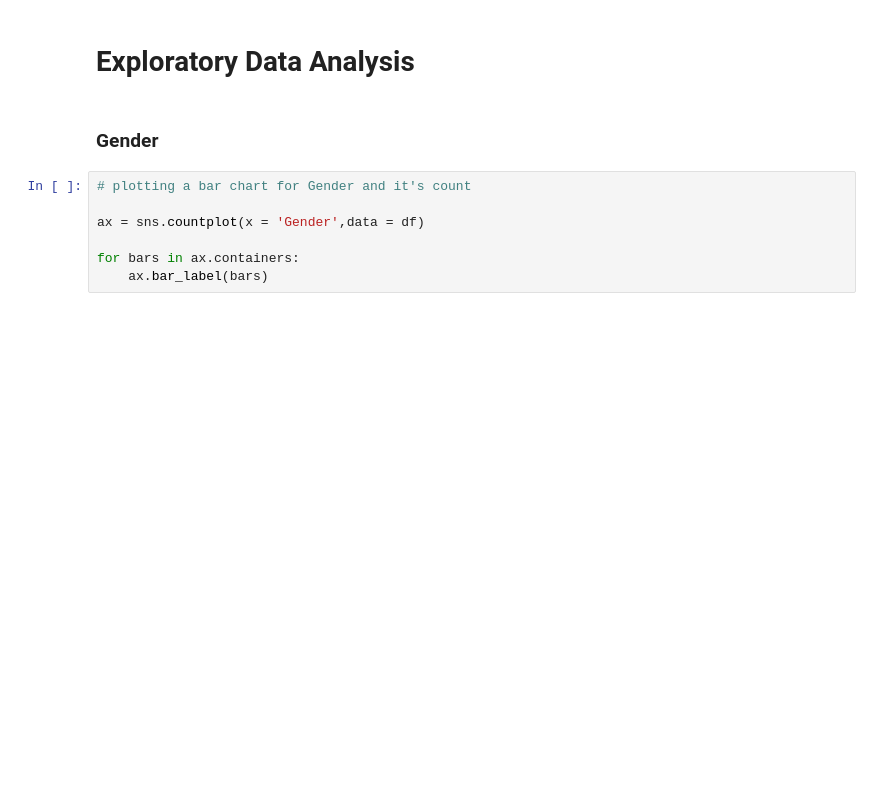
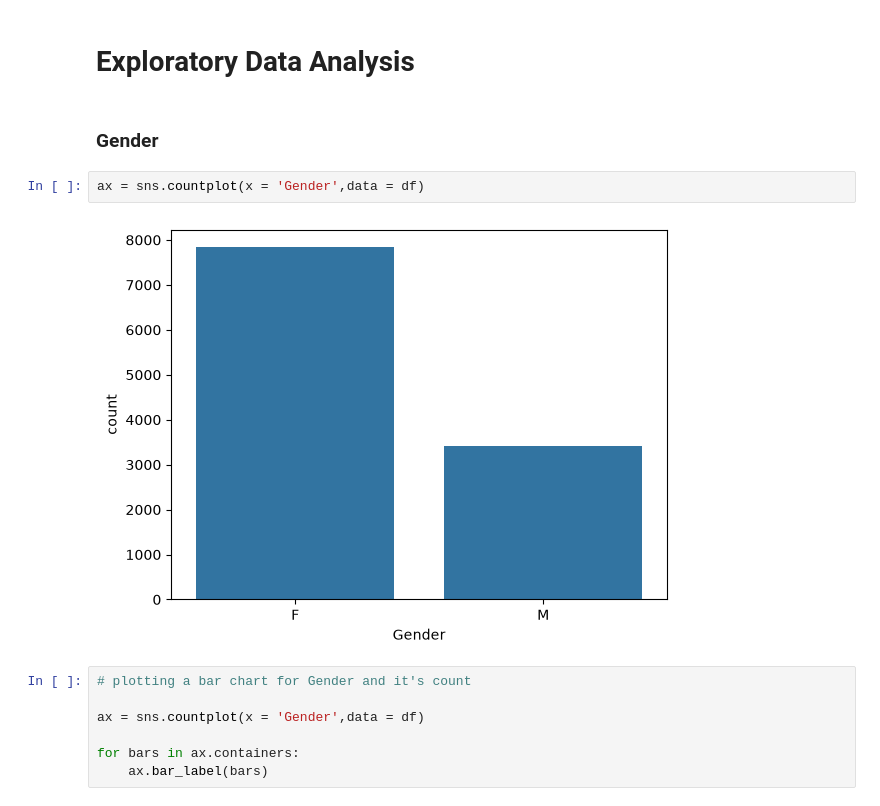
Before and after one commit to pihu13210-max/Python_Diwali_Sales_Analysis, a Jupyter notebook: Diwali_Sales_Analysis.ipynb, the cells around one changed output. Drawn from its saved outputs; the diff is of its cells as text; blank space fills up the shorter version.

```diff
--- a/Diwali_Sales_Analysis.ipynb
+++ b/Diwali_Sales_Analysis.ipynb
@@ -127,6 +181,10 @@ df[['Age', 'Orders', 'Amount']].describe()
 # Exploratory Data Analysis
 # %% [markdown]
 ### Gender
+# %%
+ax = sns.countplot(x = 'Gender',data = df)
+# %% [output]
+[figure, added]
 # %%
 # plotting a bar chart for Gender and it's count
 
```
Also changed, not shown: parts of 14 cells of this notebook.
